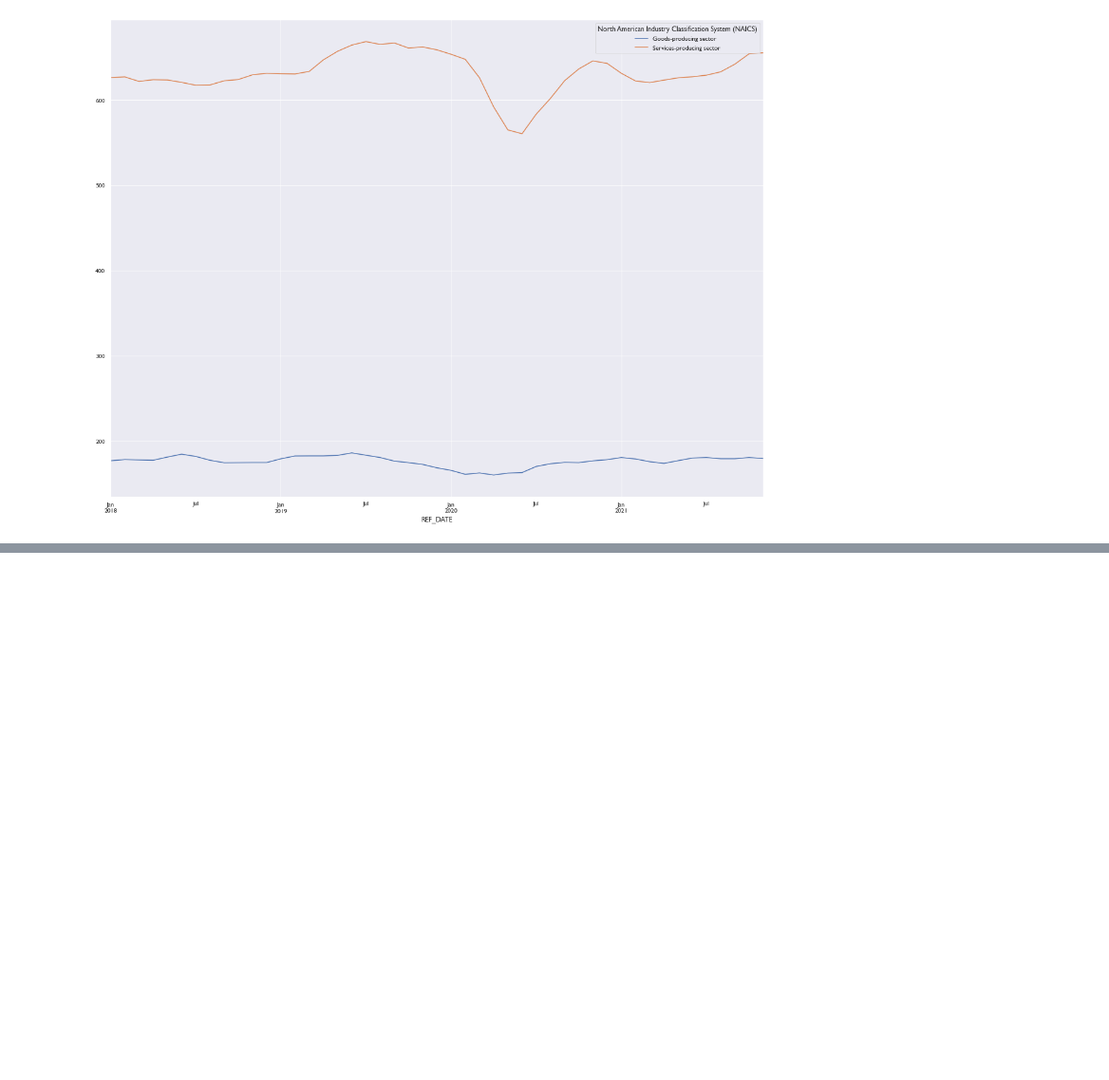
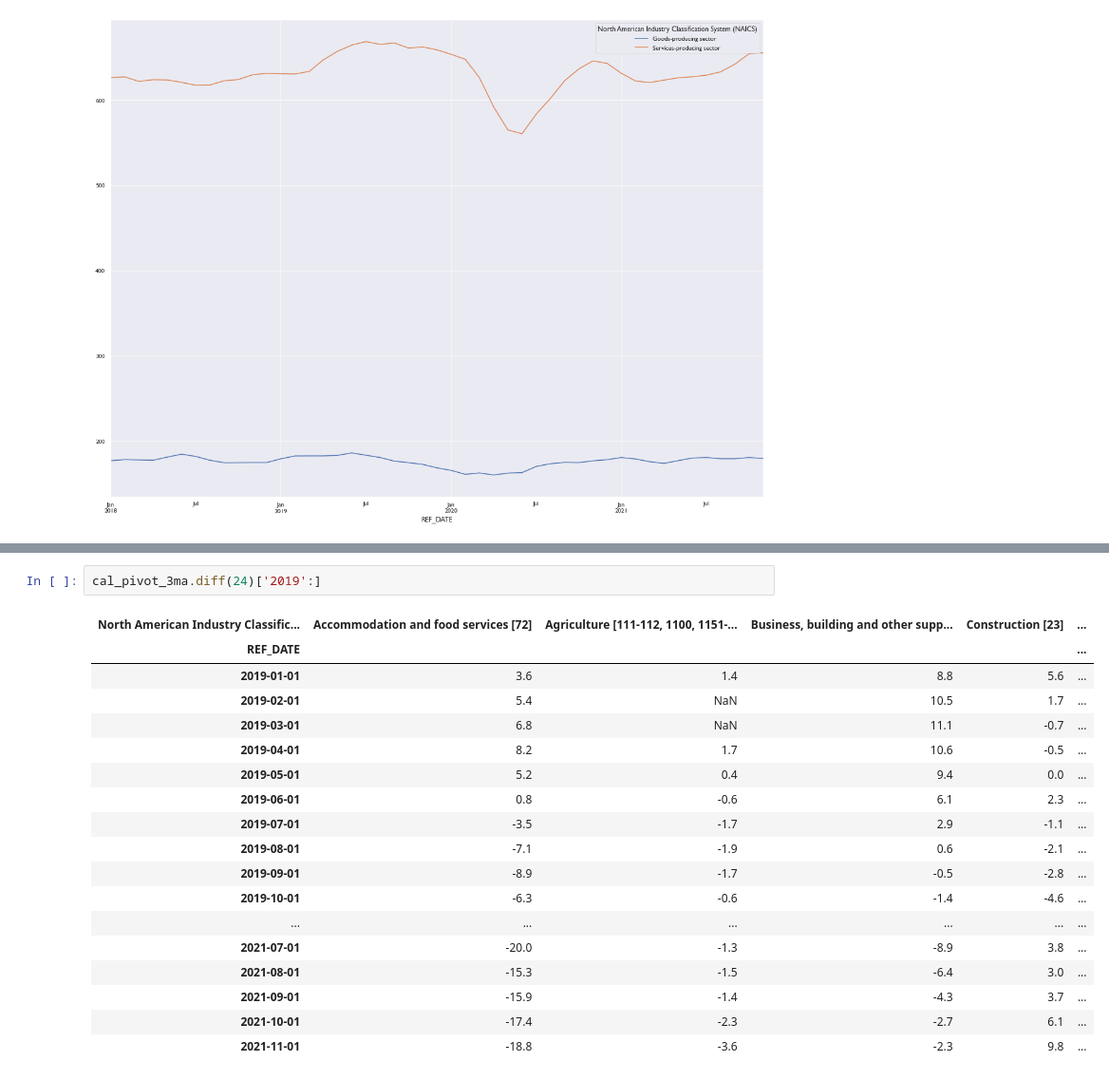
Before and after one commit to doublebigmak/housing_stats, a Jupyter notebook: cal_industry.ipynb, the cells around one changed output, grey strips where cells are left out. Shown at 95% size. Drawn from its saved outputs; the diff is of its cells as text; blank space fills up the shorter version.

```diff
--- a/cal_industry.ipynb
+++ b/cal_industry.ipynb
@@ -181,0 +181,21 @@ cal_pivot_3ma['2019':]
+# %%
+cal_pivot_3ma.diff(24)['2019':]
+# %% [output]
+| North American Industry Classific... | Accommodation and food services [72] | Agriculture [111-112, 1100, 1151-... | Business, building and other supp... | Construction [23] | ... |
+| REF_DATE |  |  |  |  | ... |
+| 2019-01-01 | 3.6 | 1.4 | 8.8 | 5.6 | ... |
+| 2019-02-01 | 5.4 | NaN | 10.5 | 1.7 | ... |
+| 2019-03-01 | 6.8 | NaN | 11.1 | -0.7 | ... |
+| 2019-04-01 | 8.2 | 1.7 | 10.6 | -0.5 | ... |
+| 2019-05-01 | 5.2 | 0.4 | 9.4 | 0.0 | ... |
+| 2019-06-01 | 0.8 | -0.6 | 6.1 | 2.3 | ... |
+| 2019-07-01 | -3.5 | -1.7 | 2.9 | -1.1 | ... |
+| 2019-08-01 | -7.1 | -1.9 | 0.6 | -2.1 | ... |
+| 2019-09-01 | -8.9 | -1.7 | -0.5 | -2.8 | ... |
+| 2019-10-01 | -6.3 | -0.6 | -1.4 | -4.6 | ... |
+| ... | ... | ... | ... | ... | ... |
+| 2021-07-01 | -20.0 | -1.3 | -8.9 | 3.8 | ... |
+| 2021-08-01 | -15.3 | -1.5 | -6.4 | 3.0 | ... |
+| 2021-09-01 | -15.9 | -1.4 | -4.3 | 3.7 | ... |
+| 2021-10-01 | -17.4 | -2.3 | -2.7 | 6.1 | ... |
+| 2021-11-01 | -18.8 | -3.6 | -2.3 | 9.8 | ... |
```
Also changed, not shown: parts of 6 cells of this notebook, 8 other files.
